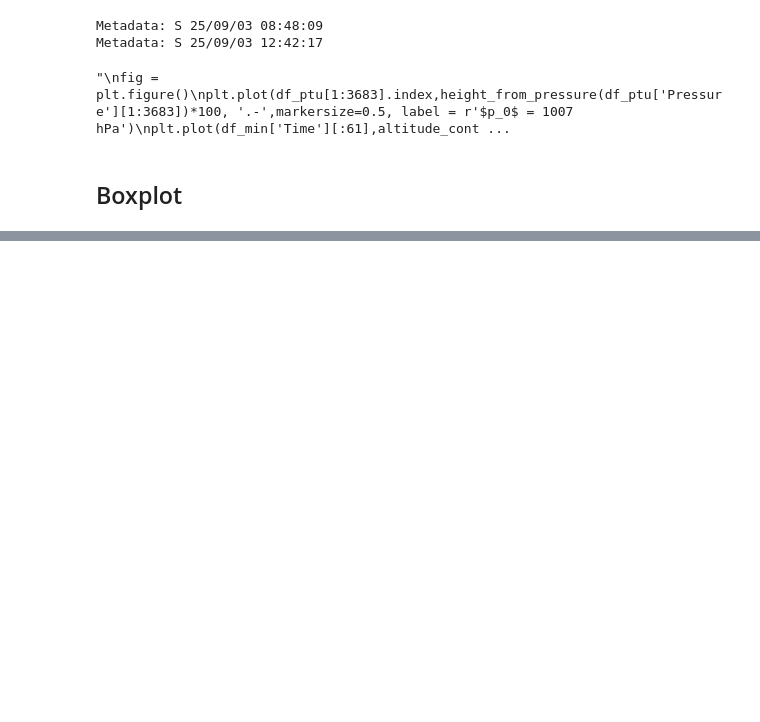
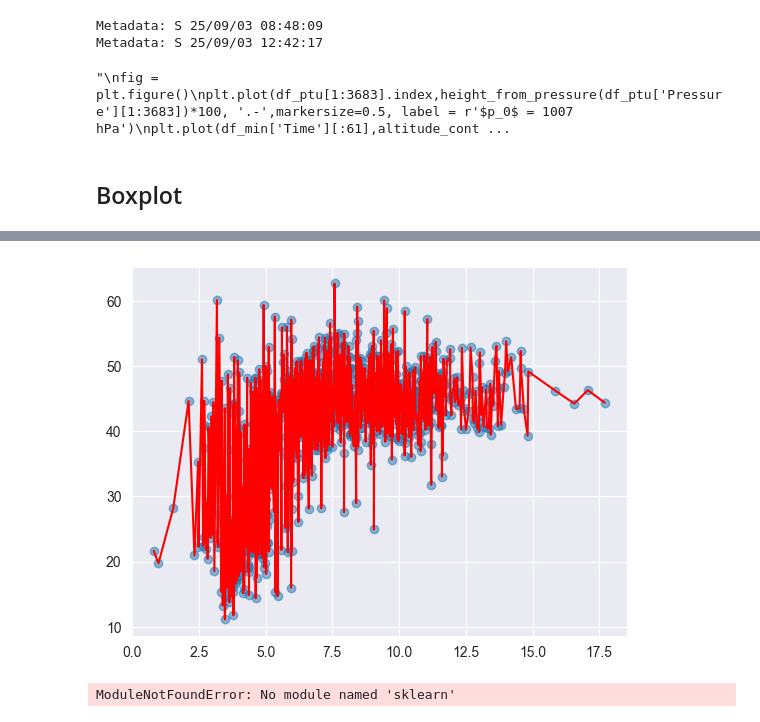
Before and after one commit to begumaltikulac/semikite, a Jupyter notebook: src/Data_Analysis/Correlation_angle_winspeed.ipynb, the cells around one changed output, grey strips where cells are left out. Cells and saved outputs as stored; diff of their text form; code cells hidden in the pictures; blank space fills up the shorter version.

```diff
--- a/src/Data_Analysis/Correlation_angle_winspeed.ipynb
+++ b/src/Data_Analysis/Correlation_angle_winspeed.ipynb
@@ -319,0 +334,47 @@ fig.savefig("Plots/boxplot_ws_elv_60m5deg_final_cut.pdf")
+# %%
+df_sorted = df_all.sort_values('wind_speed')
+x = df_sorted['wind_speed'].values
+y = df_sorted['elevation'].values
+
+from scipy.interpolate import UnivariateSpline
+spline = UnivariateSpline(x, y, s=1)
+plt.scatter(x, y, alpha=0.5)
+plt.plot(x, spline(x), color='red')
+plt.show()
+# %% [output]
+[figure, added]
+# %%
+import numpy as np
+from sklearn.preprocessing import PolynomialFeatures
+from sklearn.linear_model import LinearRegression
+from sklearn.metrics import r2_score
+
+# Daten
+X = df_all['elevation'].values.reshape(-1, 1)  # unabhängige Variable
+y = df_all['wind_speed'].values                # abhängige Variable
+
+# Polynom-Grad einstellen (z. B. 2 oder 3)
+degree = 3
+poly = PolynomialFeatures(degree=degree)
+X_poly = poly.fit_transform(X)
+
+# Modell fitten
+model = LinearRegression()
+model.fit(X_poly, y)
+y_pred = model.predict(X_poly)
+
+# Güte anzeigen
+print(f"R² Score (degree={degree}):", r2_score(y, y_pred))
+
+# Plot
+plt.scatter(X, y, alpha=0.5, label="Data")
+# Für schöne Kurve X sortieren
+x_sorted = np.sort(X, axis=0)
+y_sorted = model.predict(poly.transform(x_sorted))
+plt.plot(x_sorted, y_sorted, color="red", linewidth=2, label=f"Poly deg {degree}")
+plt.xlabel("Elevation Angle")
+plt.ylabel("Wind Speed")
+plt.legend()
+plt.show()
+# %% [output]
+ModuleNotFoundError: No module named 'sklearn'
```
Also changed, not shown: parts of 3 cells of this notebook, 1 other file.
